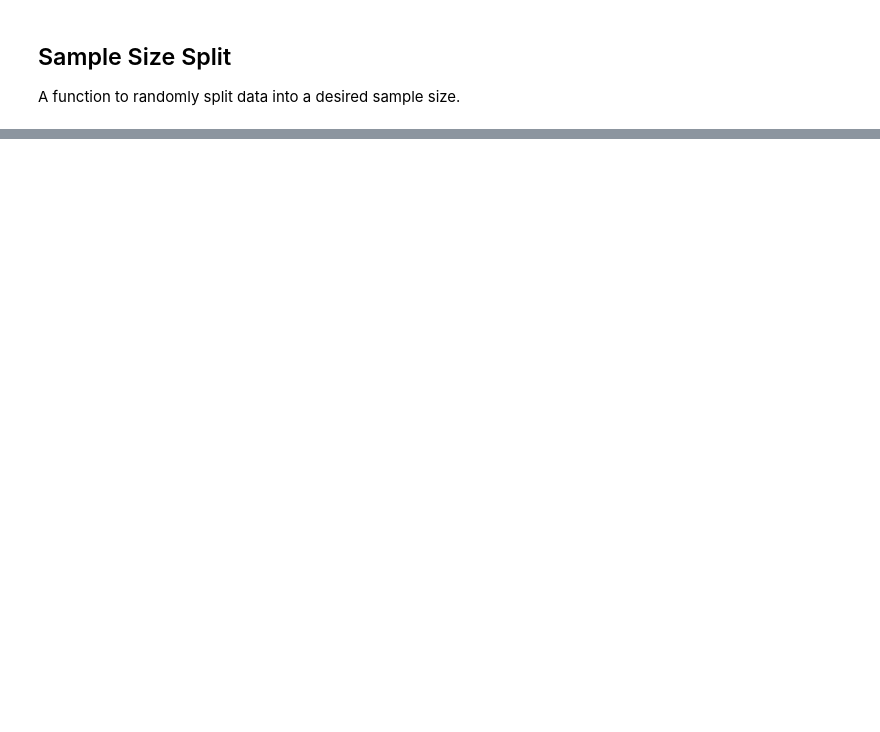
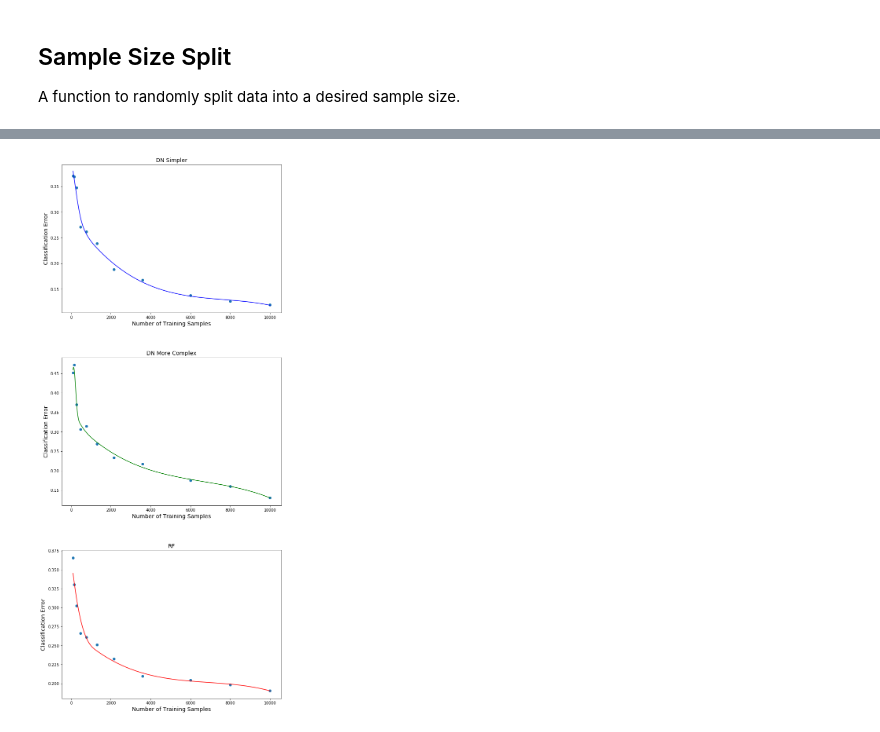
Before and after one commit to Michael-Ainsworth/random-forest, a Jupyter notebook: RF_DN_evolution.ipynb, the cells around one changed output, grey strips where cells are left out. Cells and saved outputs as stored; diff of their text form; code cells hidden in the pictures; blank space fills up the shorter version.

```diff
--- a/RF_DN_evolution.ipynb
+++ b/RF_DN_evolution.ipynb
@@ -124 +465,48 @@ Please use instead:* `np.argmax(model.predict(x), axis=-1)`,   if your model doe
+# %%
+# Fit 1D curve using B-spline representation
+
+from scipy.interpolate import splev, splrep
+
+X_spline = np.asarray(sample_sizes)
+y_spline_cnn_simple = cnn_evolution_simple_mean
+y_spline_cnn_complex = cnn_evolution_complex_mean
+y_spline_rf = rf_evolution_mean
+
+x2 = np.linspace(100,10000,1000)
+
+spl_cnn_simple = splrep(X_spline,y_spline_cnn_simple, k=3, s=0.001)
+y2_cnn_simple = splev(x2, spl_cnn_simple)
+
+spl_cnn_complex = splrep(X_spline,y_spline_cnn_complex, k=3, s=0.001)
+y2_cnn_complex = splev(x2, spl_cnn_complex)
+
+spl_rf = splrep(X_spline,y_spline_rf, k=3, s=0.001)
+y2_rf = splev(x2, spl_rf)
+
+fig = plt.figure(figsize = (10,25))
+
+ax = plt.subplot(311)
+ax.plot(x2, y2_cnn_simple, 'b')
+ax.scatter(X_spline, y_spline_cnn_simple)
+plt.title('DN Simpler', fontsize = 14)
+plt.xlabel('Number of Training Samples', fontsize = 14)
+plt.ylabel('Classification Error', fontsize = 14)
+
+ax = plt.subplot(312)
+ax.plot(x2, y2_cnn_complex, 'g')
+ax.scatter(X_spline, y_spline_cnn_complex)
+plt.title('DN More Complex', fontsize = 14)
+plt.xlabel('Number of Training Samples', fontsize = 14)
+plt.ylabel('Classification Error', fontsize = 14)
+
+ax = plt.subplot(313)
+ax.plot(x2, y2_rf, 'r')
+ax.scatter(X_spline, y_spline_rf)
+plt.title('RF', fontsize = 14)
+plt.xlabel('Number of Training Samples', fontsize = 14)
+plt.ylabel('Classification Error', fontsize = 14)
+
+plt.subplots_adjust(left=None, bottom=None, right=None, top=None, wspace=None, hspace=0.3)
+# %% [output]
+[figure, added]
 # %%
```
Also changed, not shown: parts of 19 cells of this notebook.
